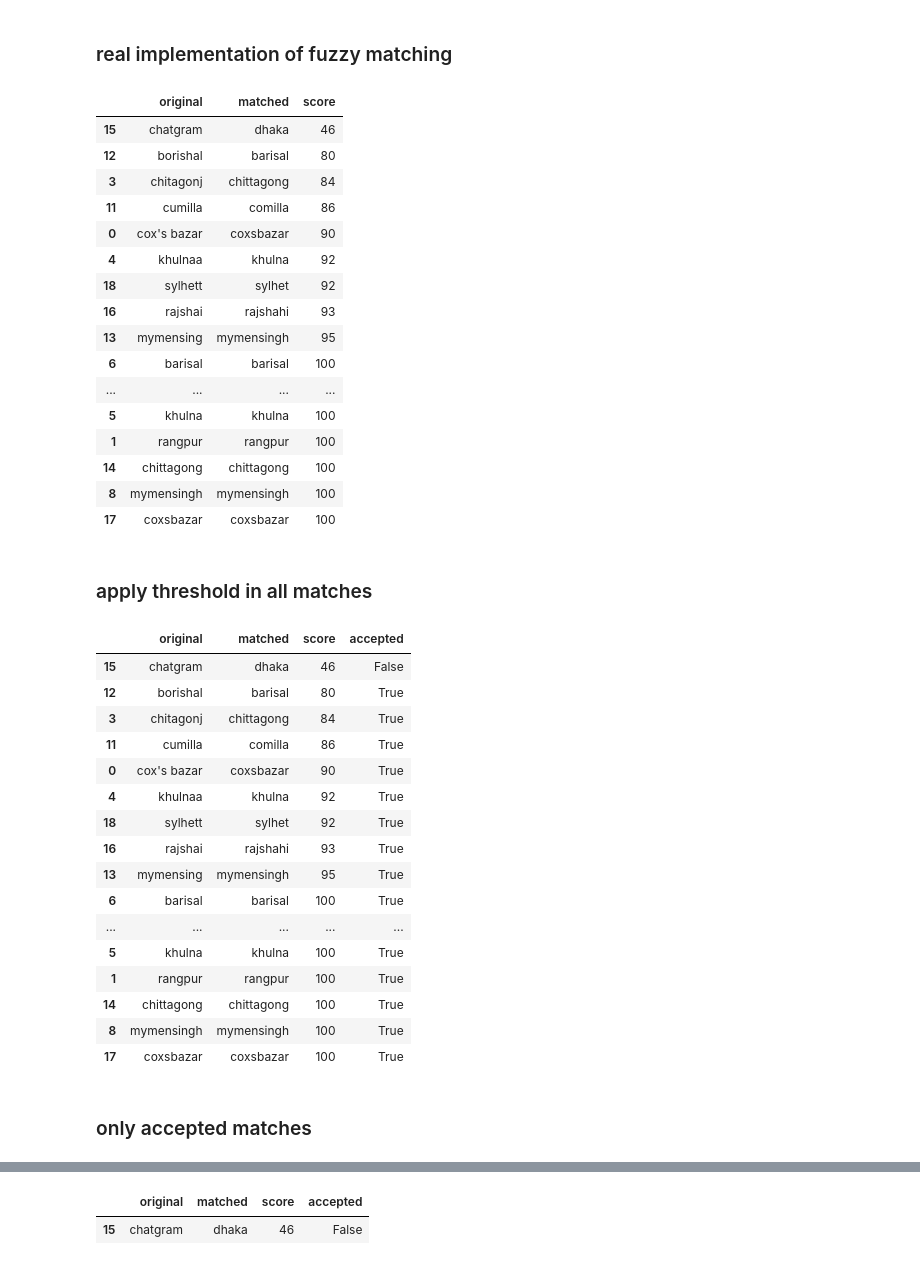
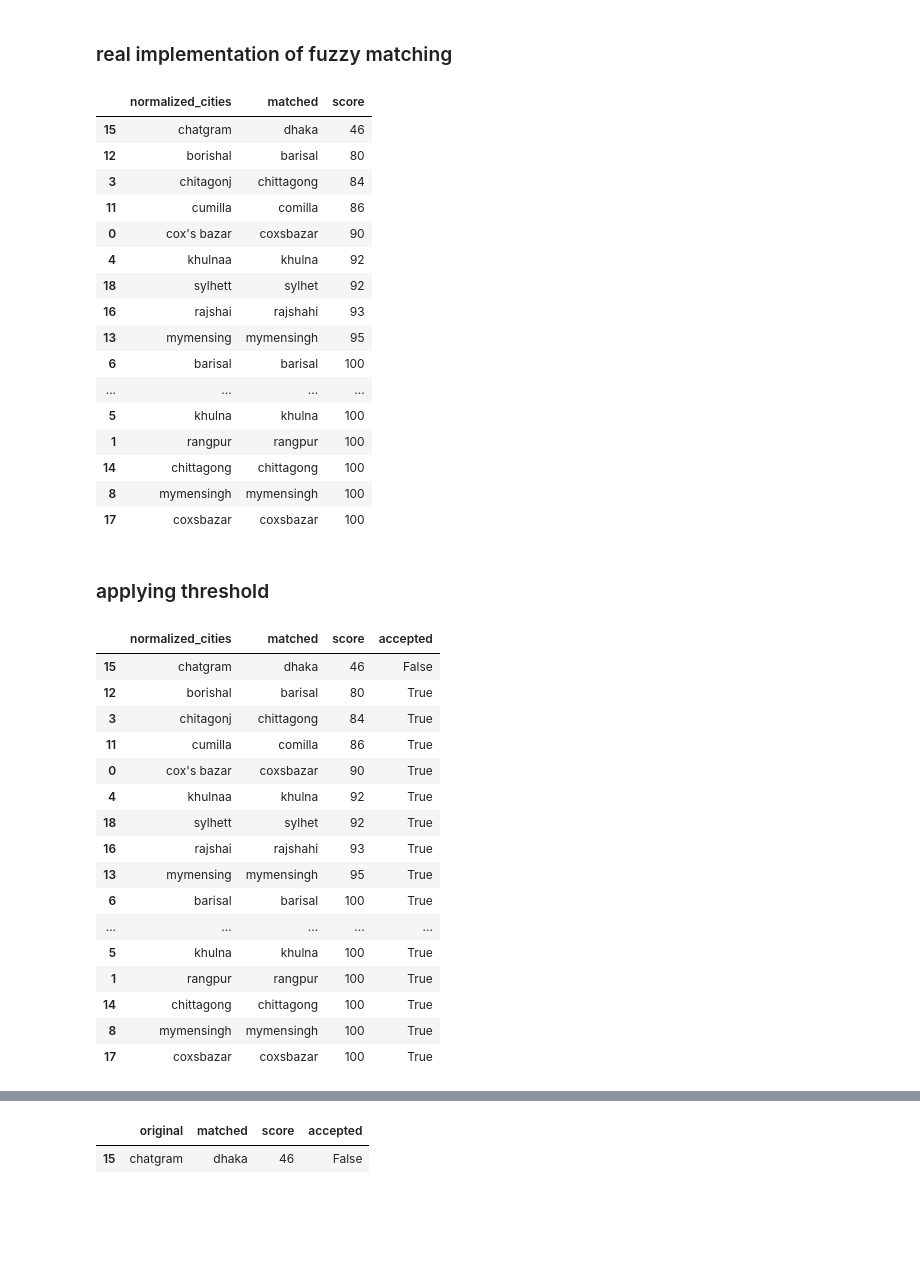
Before and after one commit to jihad-islam/Learning-ML, a Jupyter notebook: 6.Data_Cleaning/5.1.inconsistent_data_entry.ipynb, the cells around one changed output, grey strips where cells are left out. Cells and saved outputs as stored; diff of their text form; code cells hidden in the pictures; blank space fills up the shorter version.

```diff
--- a/6.Data_Cleaning/5.1.inconsistent_data_entry.ipynb
+++ b/6.Data_Cleaning/5.1.inconsistent_data_entry.ipynb
@@ -218,33 +197,34 @@ valid_matches
 # %% [markdown]
 ### real implementation of fuzzy matching
 # %%
-# better approch
+# normalized_canonical_cities er moddhe normalization er por 19 ta unique city ase
+normalized_canonical_cities = df['city'].unique()
+paired_cities = []
 
-unique_cities = df['city'].unique()
+for city in normalized_canonical_cities:  # for loop start
 
-city_matches = []
-
-for city in unique_cities:
+    # best match ber kortesi, canonical_data er sathe compare kore. match er moddhe best match and score er tuple ase. match[0] = best match and match[1] = score
     match = process.extractOne(
         city,
         canonical_cities,
         scorer=fuzz.ratio
     )
 
-    city_matches.append({
-        'original': city,
+    paired_cities.append({
+        'normalized_cities': city,
         'matched': match[0],
         'score': match[1]
     })
+    # for loop end
 
-matches_df = pd.DataFrame(city_matches)
+# paired_cities_df er moddhe canonical_city and text normalization korar por unique city gular score store ase.
+# paired_cities_df e normalized unique je 19 ta city paisi ekhanew oi 19 tai row ase
+paired_cities_df = pd.DataFrame(paired_cities)
 
-matches_df.sort_values(
-    by='score',
-    ascending=True
-)
+# kono threshold apply korlam na just data gula observe korbo.
+paired_cities_df.sort_values(by='score', ascending = True)
 # %% [output]
-|  | original | matched | score |
+|  | normalized_cities | matched | score |
 | 15 | chatgram | dhaka | 46 |
 | 12 | borishal | barisal | 80 |
 | 3 | chitagonj | chittagong | 84 |
@@ -261,5 +241,5 @@ matches_df.sort_values(
 | 14 | chittagong | chittagong | 100 |
 | 8 | mymensingh | mymensingh | 100 |
 | 17 | coxsbazar | coxsbazar | 100 |
-# %% [markdown]
-### apply threshold in all matches
+# %% [markdown]
+### applying threshold
@@ -266,14 +252,13 @@ matches_df.sort_values(
 # %%
 threshold = 70
 
-matches_df['accepted'] = matches_df['score'] >= threshold
+# paired_cities_df e new column add korlam. jekhane True or False thakbe just.
+# ekhane kintu kono loop use kora hoy nai. karon paired_cities_df['score'] mane ami score nam er full column tai access pailam. so loop use korar dorkar nai.
+paired_cities_df['accepted'] = paired_cities_df['score'] >= threshold
 
-matches_df.sort_values(
-    by='score',
-    ascending=True
-)
+paired_cities_df.sort_values( by='score', ascending=True )
 # %% [output]
-|  | original | matched | score | accepted |
+|  | normalized_cities | matched | score | accepted |
 | 15 | chatgram | dhaka | 46 | False |
 | 12 | borishal | barisal | 80 | True |
 | 3 | chitagonj | chittagong | 84 | True |
@@ -290,6 +275,4 @@ matches_df.sort_values(
 | 14 | chittagong | chittagong | 100 | True |
 | 8 | mymensingh | mymensingh | 100 | True |
 | 17 | coxsbazar | coxsbazar | 100 | True |
-# %% [markdown]
-### only accepted matches
 # %%
```
Also changed, not shown: parts of 5 cells of this notebook, 1 other file.
